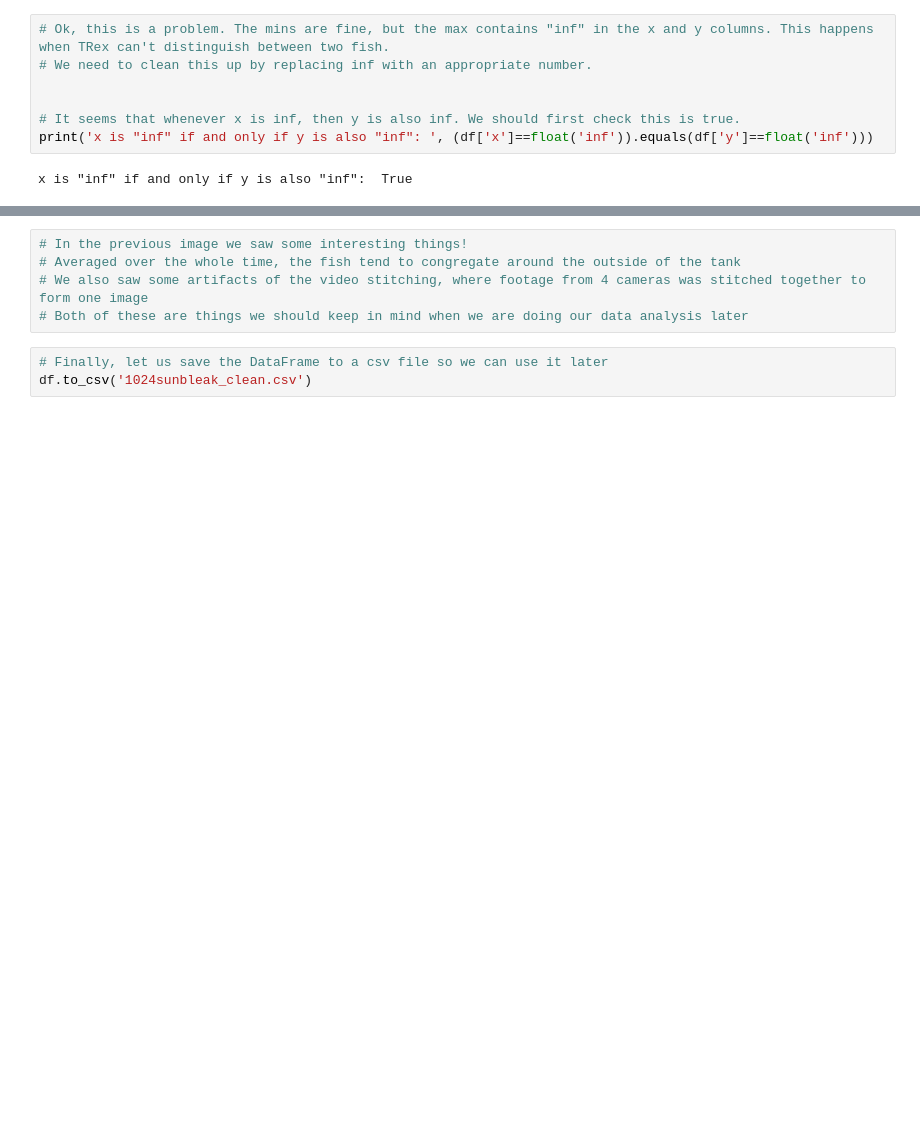
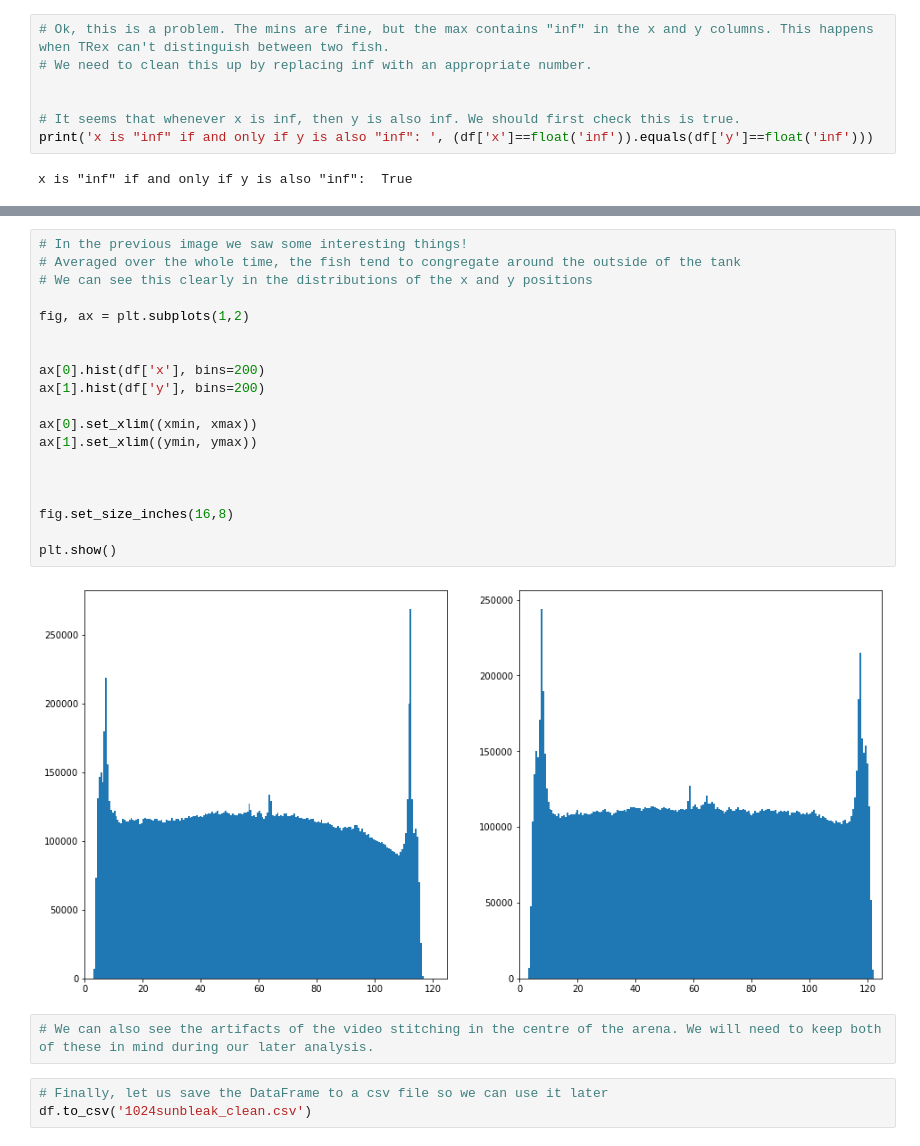
Before and after one commit to Mark-Bugden/Fish-Physics, a Jupyter notebook: Cleaning Data/1024 sunbleak/Cleaning 1024 sunbleak.ipynb, the cells around one changed output, grey strips where cells are left out. Cells and saved outputs as stored; diff of their text form; blank space fills up the shorter version.

```diff
--- a/Cleaning Data/1024 sunbleak/Cleaning 1024 sunbleak.ipynb
+++ b/Cleaning Data/1024 sunbleak/Cleaning 1024 sunbleak.ipynb
@@ -236,8 +343,26 @@ plt.imshow(heatmap.T, origin='lower')
 # %%
 # In the previous image we saw some interesting things!
 # Averaged over the whole time, the fish tend to congregate around the outside of the tank
-# We also saw some artifacts of the video stitching, where footage from 4 cameras was stitched together to form one image
-# Both of these are things we should keep in mind when we are doing our data analysis later
+# We can see this clearly in the distributions of the x and y positions
+
+fig, ax = plt.subplots(1,2)
+
+
+ax[0].hist(df['x'], bins=200)
+ax[1].hist(df['y'], bins=200)
+
+ax[0].set_xlim((xmin, xmax))
+ax[1].set_xlim((ymin, ymax))
+
+
+
+fig.set_size_inches(16,8)
+
+plt.show()
+# %% [output]
+[figure, added]
+# %%
+# We can also see the artifacts of the video stitching in the centre of the arena. We will need to keep both of these in mind during our later analysis.
 # %%
 # Finally, let us save the DataFrame to a csv file so we can use it later
 df.to_csv('1024sunbleak_clean.csv')
```
Also changed, not shown: parts of 26 cells of this notebook.
